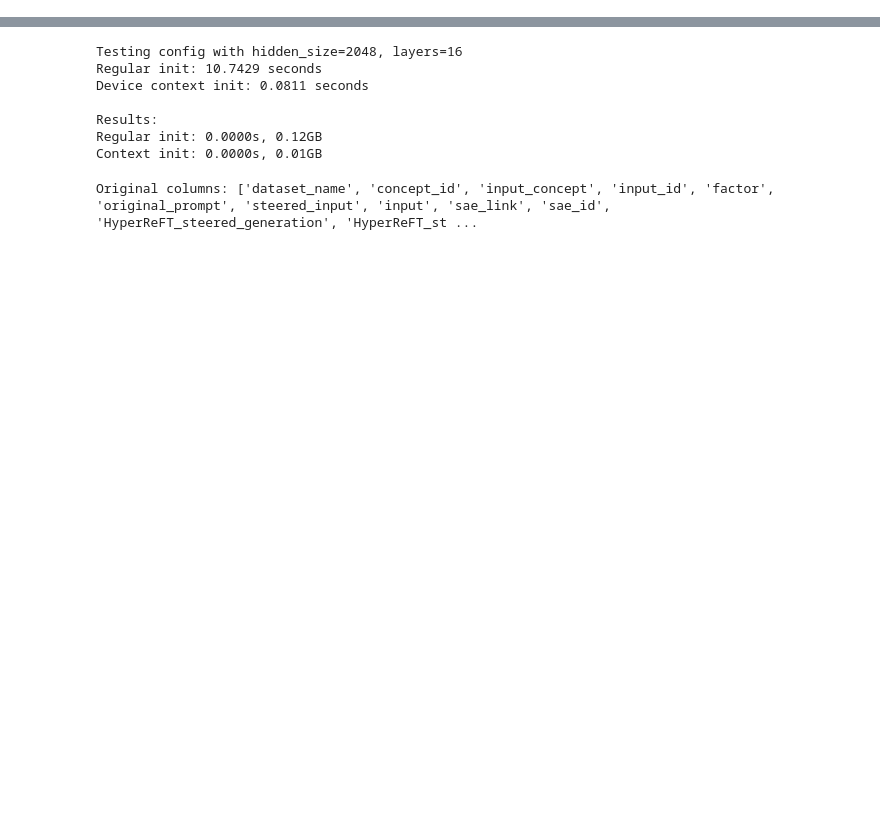
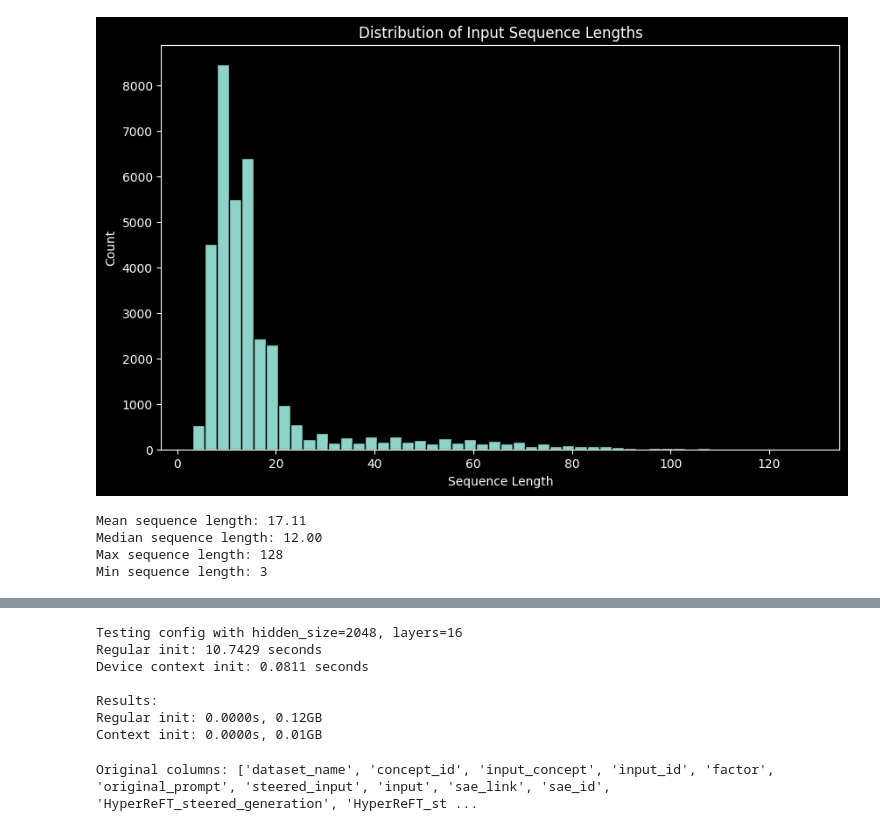
Before and after one commit to jiudingsun01/HyperDAS, a Jupyter notebook: experiments/axbench/debug.ipynb, the cells around one changed output, grey strips where cells are left out. Drawn from its saved outputs; the diff is of its cells as text; code cells hidden in the pictures; blank space fills up the shorter version.

```diff
--- a/experiments/axbench/debug.ipynb
+++ b/experiments/axbench/debug.ipynb
@@ -16,3 +17,35 @@ with open(
     "rb",
 ) as f:
     inference_state = pickle.load(f)
+# %%
+import matplotlib.pyplot as plt
+import numpy as np
+from datasets import load_from_disk
+from transformers import AutoTokenizer
+
+tokenizer = AutoTokenizer.from_pretrained("meta-llama/Meta-Llama-3-8B")
+
+ds = load_from_disk("./data/concept500_2b_l10")
+
+# Calculate sequence lengths using tokenizer
+sequence_lengths = [len(tokenizer.encode(text)) for text in ds["train"]["input"]]
+
+# Create histogram using pandas
+plt.figure(figsize=(10, 6))
+plt.hist(sequence_lengths, bins=50, edgecolor="black")
+plt.title("Distribution of Input Sequence Lengths")
+plt.xlabel("Sequence Length")
+plt.ylabel("Count")
+plt.show()
+
+# Print some statistics
+print(f"Mean sequence length: {np.mean(sequence_lengths):.2f}")
+print(f"Median sequence length: {np.median(sequence_lengths):.2f}")
+print(f"Max sequence length: {max(sequence_lengths)}")
+print(f"Min sequence length: {min(sequence_lengths)}")
+# %% [output]
+[figure, added]
+Mean sequence length: 17.11
+Median sequence length: 12.00
+Max sequence length: 128
+Min sequence length: 3
```
Also changed, not shown: parts of 3 cells of this notebook, 8 other files.
